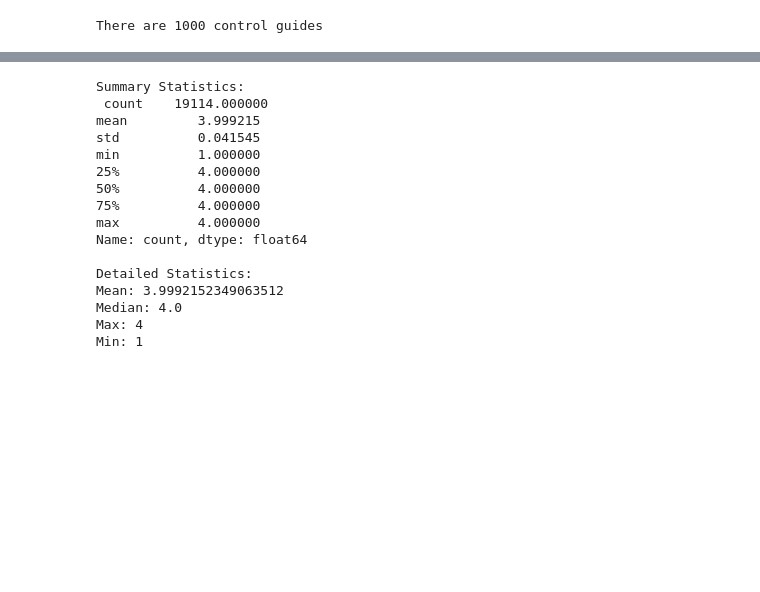
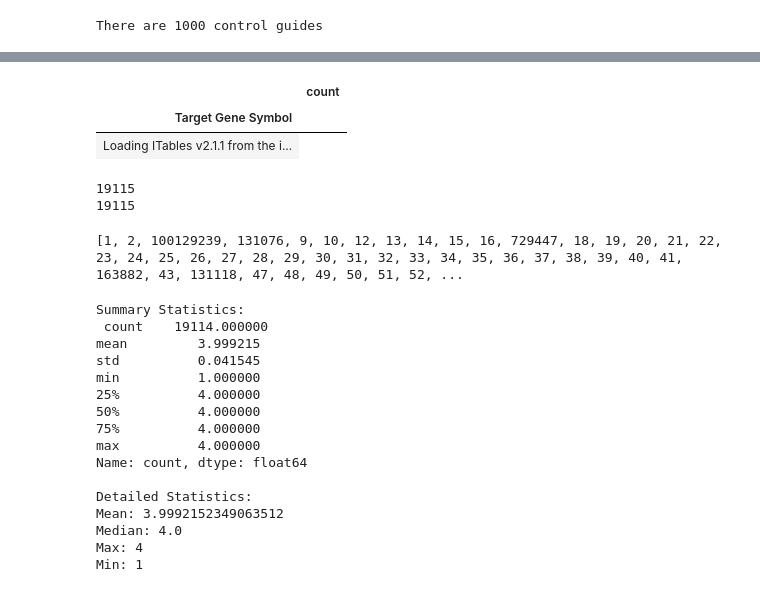
Before and after one commit to deannachurch/SBCapstone_CRISPRScreens, a Jupyter notebook: notebooks/Brunello_count_library.ipynb, the cells around one changed output, grey strips where cells are left out. Saved outputs shown, nothing was run; the diff lists cells and outputs as text; code cells hidden in the pictures; blank space fills up the shorter version.

```diff
--- a/notebooks/Brunello_count_library.ipynb
+++ b/notebooks/Brunello_count_library.ipynb
@@ -131,0 +154,18 @@ freq.rename(columns={'count': 'Guide Count'}, inplace=True)
+# %%
+show(filtered_gene_counts.head())
+# %% [output]
+|  | count |
+| Target Gene Symbol |  |
+| Loading ITables v2.1.1 from the i... |
+# %%
+gene_id_list=guide_df['Target Gene ID'].fillna(-1).astype(int).to_list()
+gid_list=list(set(gene_id_list))
+print(len(gid_list))
+print(len(set(gid_list)))
+# %% [output]
+19115
+19115
+# %%
+print(gid_list)
+# %% [output]
+[1, 2, 100129239, 131076, 9, 10, 12, 13, 14, 15, 16, 729447, 18, 19, 20, 21, 22, 23, 24, 25, 26, 27, 28, 29, 30, 31, 32, 33, 34, 35, 36, 37, 38, 39, 40, 41, 163882, 43, 131118, 47, 48, 49, 50, 51, 52, ...
```
Also changed, not shown: parts of 17 cells of this notebook, 1 other file.
